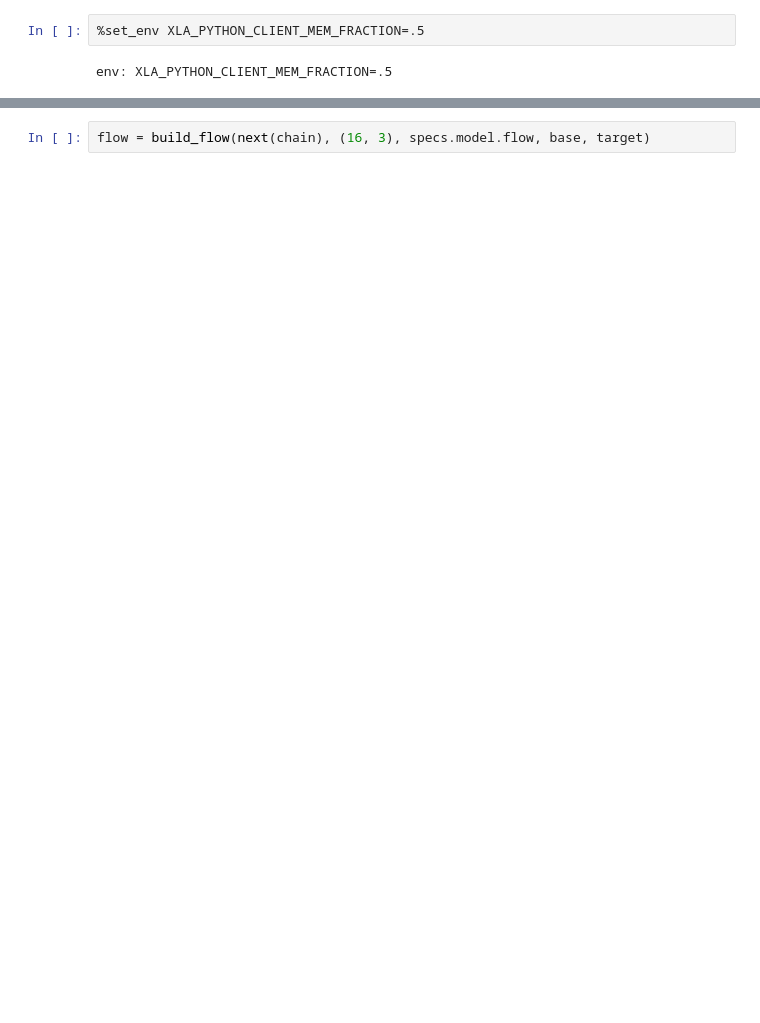
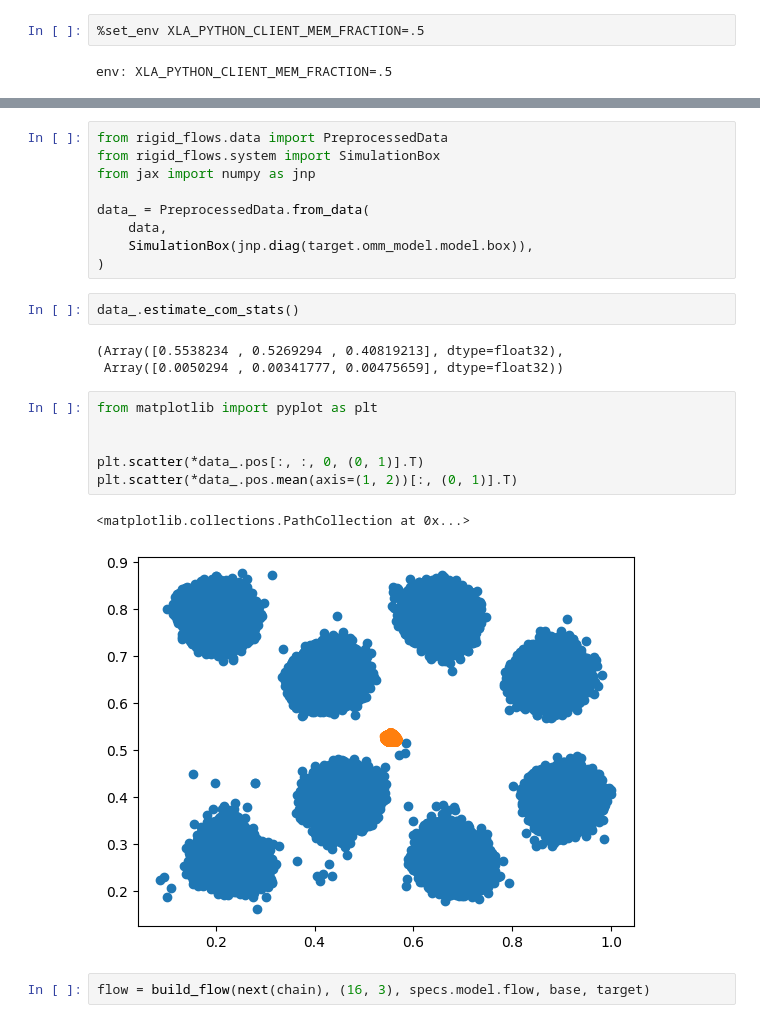
Before and after one commit to noegroup/rigid-flows, a Jupyter notebook: model_working.ipynb, the cells around one changed output, grey strips where cells are left out. Cells and saved outputs as stored; diff of their text form; blank space fills up the shorter version.

```diff
--- a/model_working.ipynb
+++ b/model_working.ipynb
@@ -45,3 +71,26 @@ No GPU/TPU found, falling back to CPU. (Set TF_CPP_MIN_LOG_LEVEL=0 and rerun for
+# %%
+from rigid_flows.data import PreprocessedData
+from rigid_flows.system import SimulationBox
+from jax import numpy as jnp
+
+data_ = PreprocessedData.from_data(
+    data,
+    SimulationBox(jnp.diag(target.omm_model.model.box)),
+)
+# %%
+data_.estimate_com_stats()
+# %% [output]
+(Array([0.5538234 , 0.5269294 , 0.40819213], dtype=float32),
+ Array([0.0050294 , 0.00341777, 0.00475659], dtype=float32))
+# %%
+from matplotlib import pyplot as plt
+
+
+plt.scatter(*data_.pos[:, :, 0, (0, 1)].T)
+plt.scatter(*data_.pos.mean(axis=(1, 2))[:, (0, 1)].T)
+# %% [output]
+<matplotlib.collections.PathCollection at 0x...>
+[figure, added]
 # %%
 flow = build_flow(next(chain), (16, 3), specs.model.flow, base, target)
 # %%
```
Also changed, not shown: parts of 13 cells of this notebook, 5 other files.
